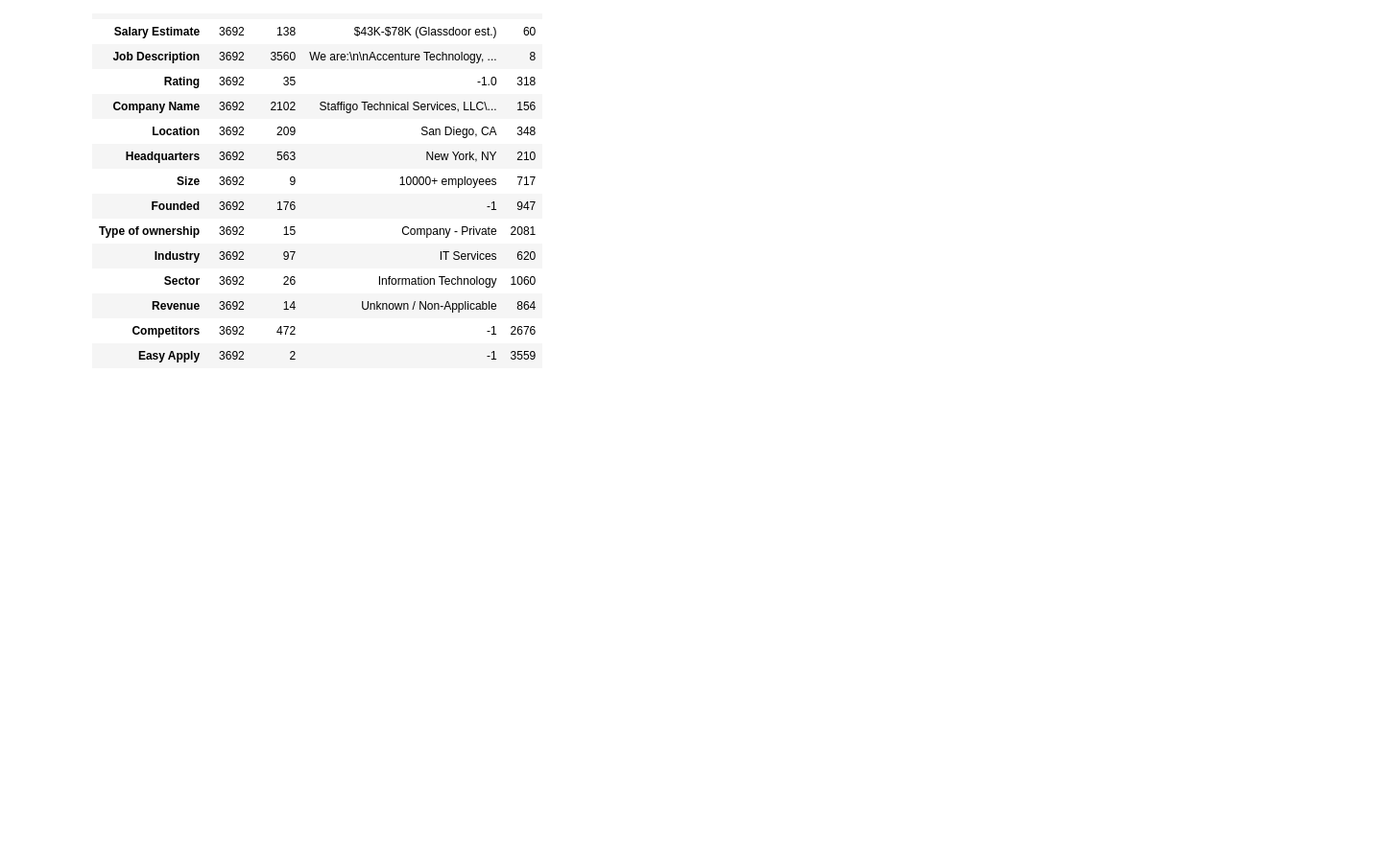
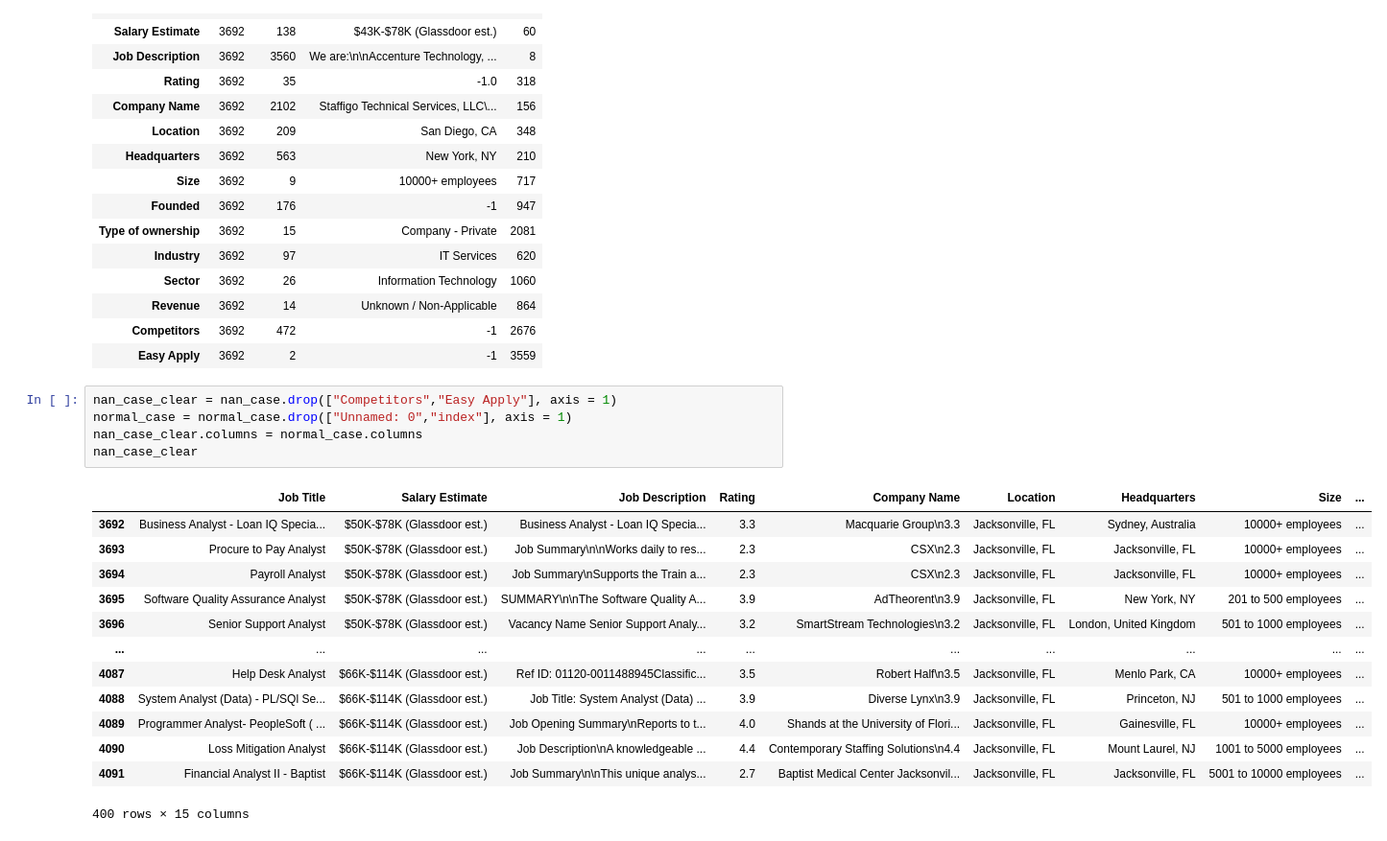
Before and after one commit to DANIEL20625/homework, a Jupyter notebook: homework.ipynb, the cells around one changed output. Shown at 96% size. Saved outputs shown, nothing was run; the diff lists cells and outputs as text; blank space fills up the shorter version.

```diff
--- a/homework.ipynb
+++ b/homework.ipynb
@@ -128,3 +132,22 @@ normal_case.describe().transpose()
 | Revenue | 3692 | 14 | Unknown / Non-Applicable | 864 |
 | Competitors | 3692 | 472 | -1 | 2676 |
 | Easy Apply | 3692 | 2 | -1 | 3559 |
+# %%
+nan_case_clear = nan_case.drop(["Competitors","Easy Apply"], axis = 1)
+normal_case = normal_case.drop(["Unnamed: 0","index"], axis = 1)
+nan_case_clear.columns = normal_case.columns
+nan_case_clear
+# %% [output]
+|  | Job Title | Salary Estimate | Job Description | Rating | Company Name | Location | Headquarters | Size | ... |
+| 3692 | Business Analyst - Loan IQ Specia... | $50K-$78K (Glassdoor est.) | Business Analyst - Loan IQ Specia... | 3.3 | Macquarie Group\n3.3 | Jacksonville, FL | Sydney, Australia | 10000+ employees | ... |
+| 3693 | Procure to Pay Analyst | $50K-$78K (Glassdoor est.) | Job Summary\n\nWorks daily to res... | 2.3 | CSX\n2.3 | Jacksonville, FL | Jacksonville, FL | 10000+ employees | ... |
+| 3694 | Payroll Analyst | $50K-$78K (Glassdoor est.) | Job Summary\nSupports the Train a... | 2.3 | CSX\n2.3 | Jacksonville, FL | Jacksonville, FL | 10000+ employees | ... |
+| 3695 | Software Quality Assurance Analyst | $50K-$78K (Glassdoor est.) | SUMMARY\n\nThe Software Quality A... | 3.9 | AdTheorent\n3.9 | Jacksonville, FL | New York, NY | 201 to 500 employees | ... |
+| 3696 | Senior Support Analyst | $50K-$78K (Glassdoor est.) | Vacancy Name Senior Support Analy... | 3.2 | SmartStream Technologies\n3.2 | Jacksonville, FL | London, United Kingdom | 501 to 1000 employees | ... |
+| ... | ... | ... | ... | ... | ... | ... | ... | ... | ... |
+| 4087 | Help Desk Analyst | $66K-$114K (Glassdoor est.) | Ref ID: 01120-0011488945Classific... | 3.5 | Robert Half\n3.5 | Jacksonville, FL | Menlo Park, CA | 10000+ employees | ... |
+| 4088 | System Analyst (Data) - PL/SQl Se... | $66K-$114K (Glassdoor est.) | Job Title: System Analyst (Data) ... | 3.9 | Diverse Lynx\n3.9 | Jacksonville, FL | Princeton, NJ | 501 to 1000 employees | ... |
+| 4089 | Programmer Analyst- PeopleSoft ( ... | $66K-$114K (Glassdoor est.) | Job Opening Summary\nReports to t... | 4.0 | Shands at the University of Flori... | Jacksonville, FL | Gainesville, FL | 10000+ employees | ... |
+| 4090 | Loss Mitigation Analyst | $66K-$114K (Glassdoor est.) | Job Description\nA knowledgeable ... | 4.4 | Contemporary Staffing Solutions\n4.4 | Jacksonville, FL | Mount Laurel, NJ | 1001 to 5000 employees | ... |
+| 4091 | Financial Analyst II - Baptist | $66K-$114K (Glassdoor est.) | Job Summary\n\nThis unique analys... | 2.7 | Baptist Medical Center Jacksonvil... | Jacksonville, FL | Jacksonville, FL | 5001 to 10000 employees | ... |
+400 rows × 15 columns
```
Also changed, not shown: parts of 8 cells of this notebook.
